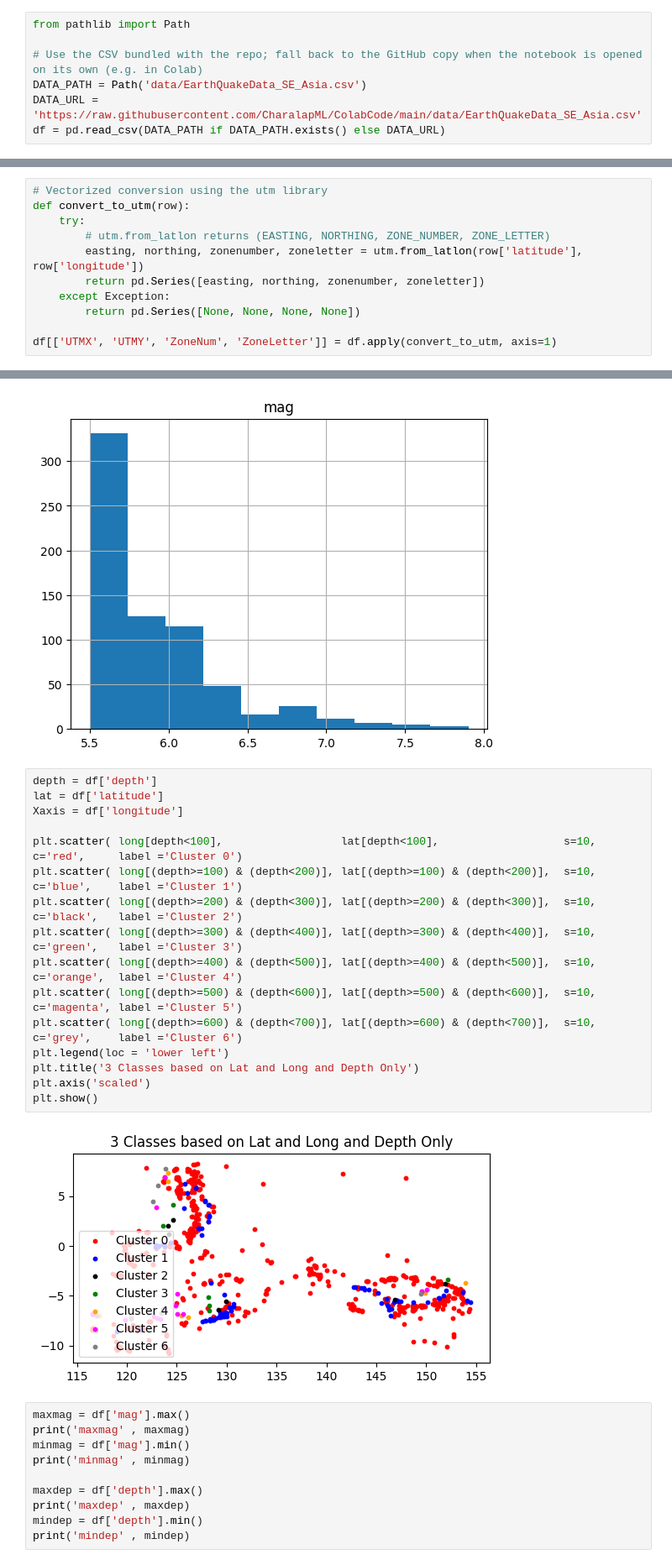
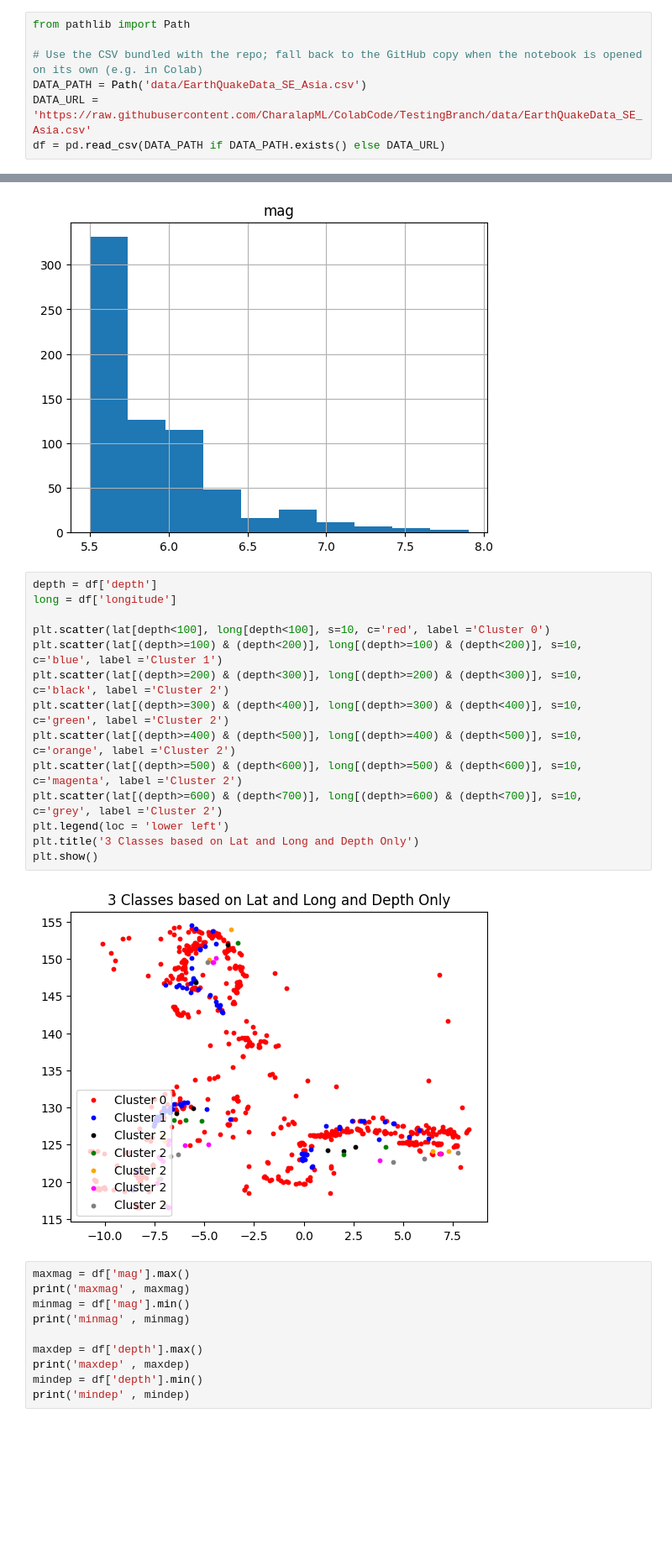
Before and after one commit to CharalapML/ColabCode, a Jupyter notebook: 3D_Earthquake_clustering1_USGSdatafromSEAsia.ipynb, the cells around one changed output, grey strips where cells are left out. Shown at 84% size. Saved outputs shown, nothing was run; the diff lists cells and outputs as text; blank space fills up the shorter version.

```diff
--- a/3D_Earthquake_clustering1_USGSdatafromSEAsia.ipynb
+++ b/3D_Earthquake_clustering1_USGSdatafromSEAsia.ipynb
@@ -29,7 +23,7 @@ from pathlib import Path
 
 # Use the CSV bundled with the repo; fall back to the GitHub copy when the notebook is opened on its own (e.g. in Colab)
 DATA_PATH = Path('data/EarthQuakeData_SE_Asia.csv')
-DATA_URL = 'https://raw.githubusercontent.com/CharalapML/ColabCode/main/data/EarthQuakeData_SE_Asia.csv'
+DATA_URL = 'https://raw.githubusercontent.com/CharalapML/ColabCode/TestingBranch/data/EarthQuakeData_SE_Asia.csv'
 df = pd.read_csv(DATA_PATH if DATA_PATH.exists() else DATA_URL)
 # %%
 df.head(5)
@@ -85,11 +76,0 @@ display (df)
-# %%
-# Vectorized conversion using the utm library
-def convert_to_utm(row):
-    try:
-        # utm.from_latlon returns (EASTING, NORTHING, ZONE_NUMBER, ZONE_LETTER)
-        easting, northing, zonenumber, zoneletter = utm.from_latlon(row['latitude'], row['longitude'])
-        return pd.Series([easting, northing, zonenumber, zoneletter])
-    except Exception:
-        return pd.Series([None, None, None, None])
-
-df[['UTMX', 'UTMY', 'ZoneNum', 'ZoneLetter']] = df.apply(convert_to_utm, axis=1)
@@ -176,22 +142,20 @@ plt.show()
 [figure]
 # %%
 depth = df['depth']
-lat = df['latitude']
-Xaxis = df['longitude']
+long = df['longitude']
 
-plt.scatter( long[depth<100],                  lat[depth<100],                   s=10, c='red',     label ='Cluster 0')
-plt.scatter( long[(depth>=100) & (depth<200)], lat[(depth>=100) & (depth<200)],  s=10, c='blue',    label ='Cluster 1')
-plt.scatter( long[(depth>=200) & (depth<300)], lat[(depth>=200) & (depth<300)],  s=10, c='black',   label ='Cluster 2')
-plt.scatter( long[(depth>=300) & (depth<400)], lat[(depth>=300) & (depth<400)],  s=10, c='green',   label ='Cluster 3')
-plt.scatter( long[(depth>=400) & (depth<500)], lat[(depth>=400) & (depth<500)],  s=10, c='orange',  label ='Cluster 4')
-plt.scatter( long[(depth>=500) & (depth<600)], lat[(depth>=500) & (depth<600)],  s=10, c='magenta', label ='Cluster 5')
-plt.scatter( long[(depth>=600) & (depth<700)], lat[(depth>=600) & (depth<700)],  s=10, c='grey',    label ='Cluster 6')
+plt.scatter(lat[depth<100], long[depth<100], s=10, c='red', label ='Cluster 0')
+plt.scatter(lat[(depth>=100) & (depth<200)], long[(depth>=100) & (depth<200)], s=10, c='blue', label ='Cluster 1')
+plt.scatter(lat[(depth>=200) & (depth<300)], long[(depth>=200) & (depth<300)], s=10, c='black', label ='Cluster 2')
+plt.scatter(lat[(depth>=300) & (depth<400)], long[(depth>=300) & (depth<400)], s=10, c='green', label ='Cluster 2')
+plt.scatter(lat[(depth>=400) & (depth<500)], long[(depth>=400) & (depth<500)], s=10, c='orange', label ='Cluster 2')
+plt.scatter(lat[(depth>=500) & (depth<600)], long[(depth>=500) & (depth<600)], s=10, c='magenta', label ='Cluster 2')
+plt.scatter(lat[(depth>=600) & (depth<700)], long[(depth>=600) & (depth<700)], s=10, c='grey', label ='Cluster 2')
 plt.legend(loc = 'lower left')
 plt.title('3 Classes based on Lat and Long and Depth Only')
-plt.axis('scaled')
 plt.show()
 # %% [output]
-[figure, old version]
+[figure, new version]
 # %%
 maxmag = df['mag'].max()
 print('maxmag' , maxmag)
```
Also changed, not shown: parts of 24 cells of this notebook, 2 other files.
